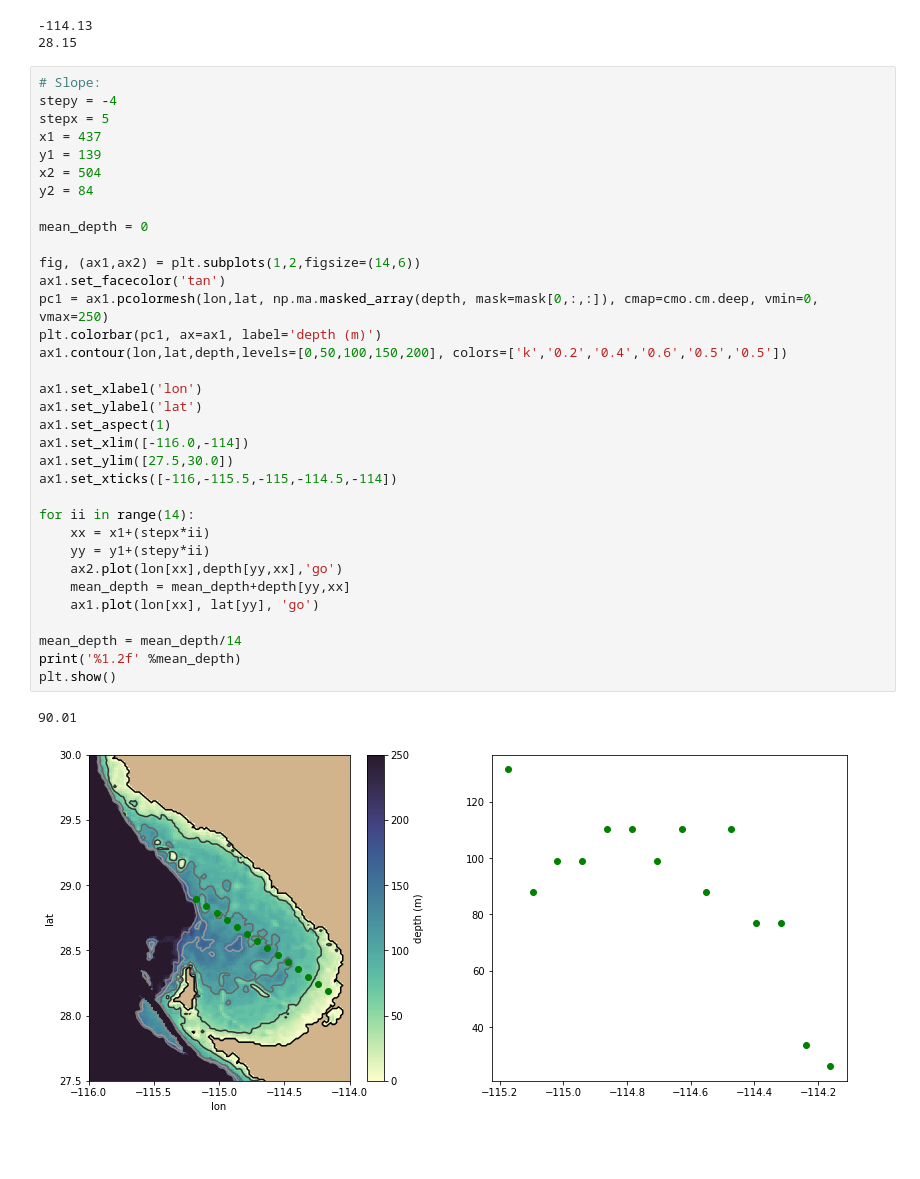
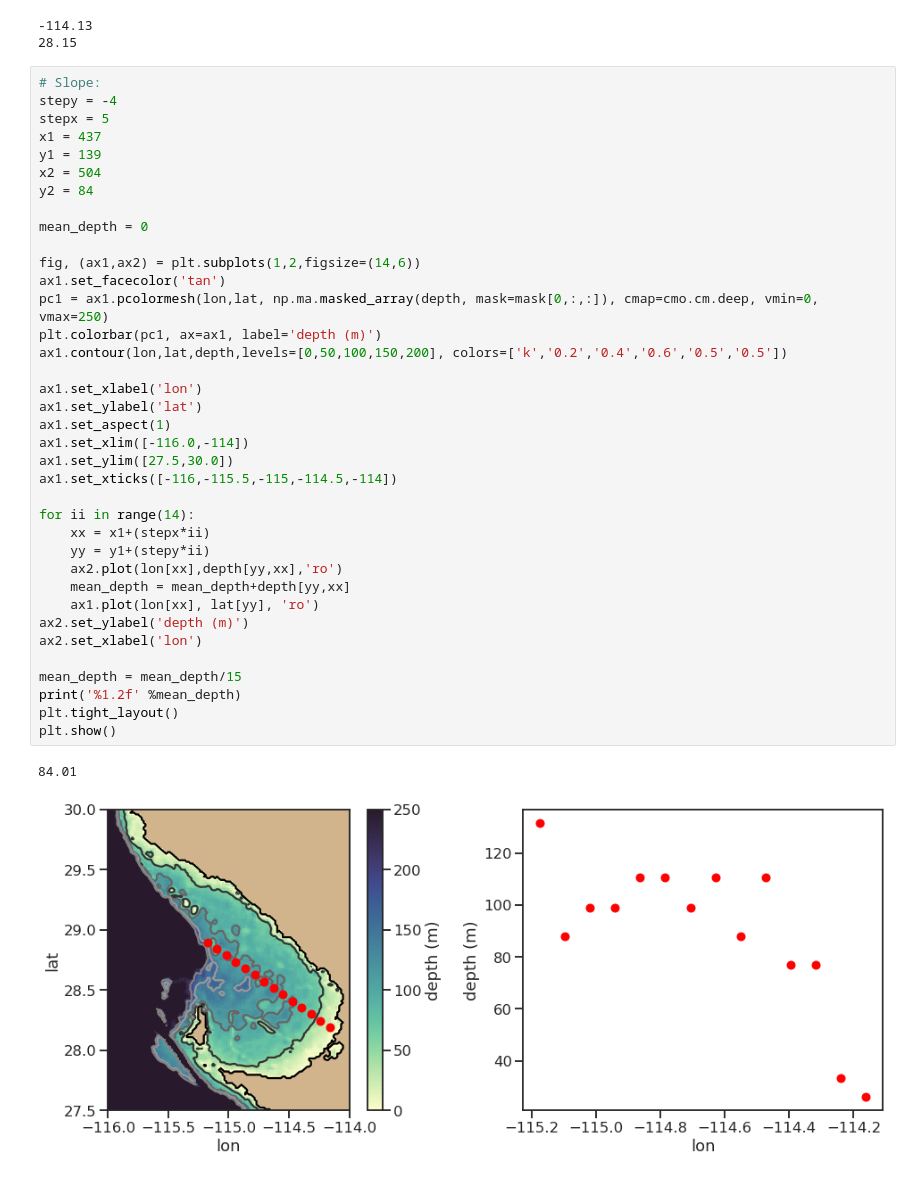
Before and after one commit to anakarinarm/notebooks_SVB, a Jupyter notebook: MITgcm/domain5/approx_SVB_period.ipynb, the cells around one changed output. Drawn from its saved outputs; the diff is of its cells as text; blank space fills up the shorter version.

```diff
--- a/MITgcm/domain5/approx_SVB_period.ipynb
+++ b/MITgcm/domain5/approx_SVB_period.ipynb
@@ -135,35 +201,38 @@ print('%1.2f' %lat[84])
 stepy = -4
 stepx = 5
 x1 = 437
 y1 = 139
 x2 = 504
 y2 = 84
 
 mean_depth = 0
 
 fig, (ax1,ax2) = plt.subplots(1,2,figsize=(14,6))
 ax1.set_facecolor('tan')
 pc1 = ax1.pcolormesh(lon,lat, np.ma.masked_array(depth, mask=mask[0,:,:]), cmap=cmo.cm.deep, vmin=0, vmax=250)
 plt.colorbar(pc1, ax=ax1, label='depth (m)')
 ax1.contour(lon,lat,depth,levels=[0,50,100,150,200], colors=['k','0.2','0.4','0.6','0.5','0.5'])
 
 ax1.set_xlabel('lon')
 ax1.set_ylabel('lat')
 ax1.set_aspect(1)
 ax1.set_xlim([-116.0,-114])
 ax1.set_ylim([27.5,30.0])
 ax1.set_xticks([-116,-115.5,-115,-114.5,-114])
 
 for ii in range(14):
     xx = x1+(stepx*ii)
     yy = y1+(stepy*ii)
-    ax2.plot(lon[xx],depth[yy,xx],'go')
+    ax2.plot(lon[xx],depth[yy,xx],'ro')
     mean_depth = mean_depth+depth[yy,xx]
-    ax1.plot(lon[xx], lat[yy], 'go')
+    ax1.plot(lon[xx], lat[yy], 'ro')
+ax2.set_ylabel('depth (m)')
+ax2.set_xlabel('lon')
 
-mean_depth = mean_depth/14
+mean_depth = mean_depth/15
 print('%1.2f' %mean_depth)
+plt.tight_layout()
 plt.show()
 # %% [output]
-90.01
+84.01
-[figure, old version]
+[figure, new version]
```
Also changed, not shown: parts of 21 cells of this notebook, 1 other file.
